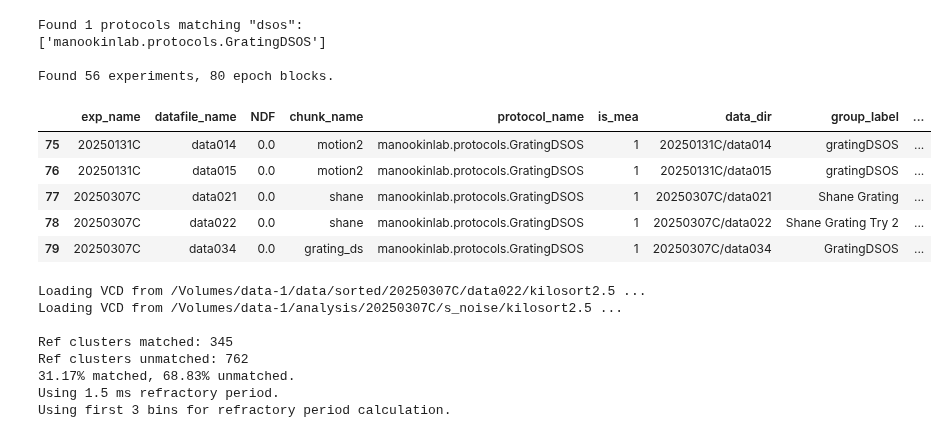
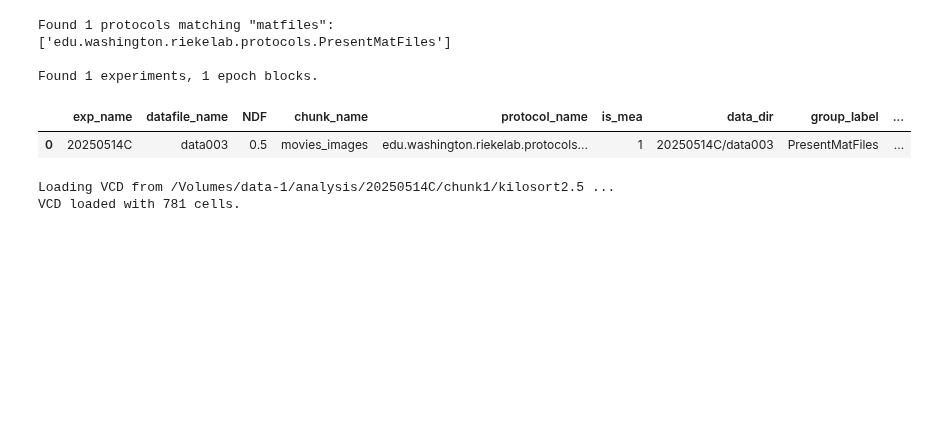
Before and after one commit to DRezeanu/retinanalysis, a Jupyter notebook: nbs/query_test.ipynb, the cells around one changed output. Drawn from its saved outputs; the diff is of its cells as text; code cells hidden in the pictures; blank space fills up the shorter version.

```diff
--- a/nbs/query_test.ipynb
+++ b/nbs/query_test.ipynb
@@ -13,14 +90,10 @@ pd.__version__
 # %%
-df = ra.get_datasets_from_protocol_names('dsos')
+df = ra.get_datasets_from_protocol_names('matfiles')
 df.tail()
 # %% [output]
-Found 1 protocols matching "dsos":
-['manookinlab.protocols.GratingDSOS']
+Found 1 protocols matching "matfiles":
+['edu.washington.riekelab.protocols.PresentMatFiles']
 
-Found 56 experiments, 80 epoch blocks.
+Found 1 experiments, 1 epoch blocks.
 |  | exp_name | datafile_name | NDF | chunk_name | protocol_name | is_mea | data_dir | group_label | ... |
-| 75 | 20250131C | data014 | 0.0 | motion2 | manookinlab.protocols.GratingDSOS | 1 | 20250131C/data014 | gratingDSOS | ... |
-| 76 | 20250131C | data015 | 0.0 | motion2 | manookinlab.protocols.GratingDSOS | 1 | 20250131C/data015 | gratingDSOS | ... |
-| 77 | 20250307C | data021 | 0.0 | shane | manookinlab.protocols.GratingDSOS | 1 | 20250307C/data021 | Shane Grating | ... |
-| 78 | 20250307C | data022 | 0.0 | shane | manookinlab.protocols.GratingDSOS | 1 | 20250307C/data022 | Shane Grating Try 2 | ... |
-| 79 | 20250307C | data034 | 0.0 | grating_ds | manookinlab.protocols.GratingDSOS | 1 | 20250307C/data034 | GratingDSOS | ... |
+| 0 | 20250514C | data003 | 0.5 | movies_images | edu.washington.riekelab.protocols... | 1 | 20250514C/data003 | PresentMatFiles | ... |
@@ -27,17 +108,11 @@ Found 56 experiments, 80 epoch blocks.
 # %%
-idxs = [78]
+idxs = [0]
 s1 = ra.StimBlock(df.at[idxs[0], 'exp_name'], df.at[idxs[0], 'datafile_name'])
-r1 = ra.ResponseBlock(df.at[idxs[0], 'exp_name'], df.at[idxs[0], 'datafile_name'])
+r1 = response.ResponseBlock(df.at[idxs[0], 'exp_name'], df.at[idxs[0], 'datafile_name'])
 ac1 = ra.AnalysisChunk(df.at[idxs[0], 'exp_name'], s1.nearest_noise_chunk)
 
-pp = ra.MEAPipeline(s1, r1, ac1)
-qc1 = ra.qc.MEAQC(pp.response_block, ac1, pp.match_dict)
+# pp = ra.MEAPipeline(s1, r1, ac1)
+# qc1 = ra.qc.MEAQC(pp.response_block, ac1, pp.match_dict)
 # %% [output]
-Loading VCD from /Volumes/data-1/data/sorted/20250307C/data022/kilosort2.5 ...
-Loading VCD from /Volumes/data-1/analysis/20250307C/s_noise/kilosort2.5 ...
-
-Ref clusters matched: 345
-Ref clusters unmatched: 762
-31.17% matched, 68.83% unmatched.
-Using 1.5 ms refractory period.
-Using first 3 bins for refractory period calculation.
+Loading VCD from /Volumes/data-1/analysis/20250514C/chunk1/kilosort2.5 ...
+VCD loaded with 781 cells.
```
Also changed, not shown: parts of 15 cells of this notebook.
